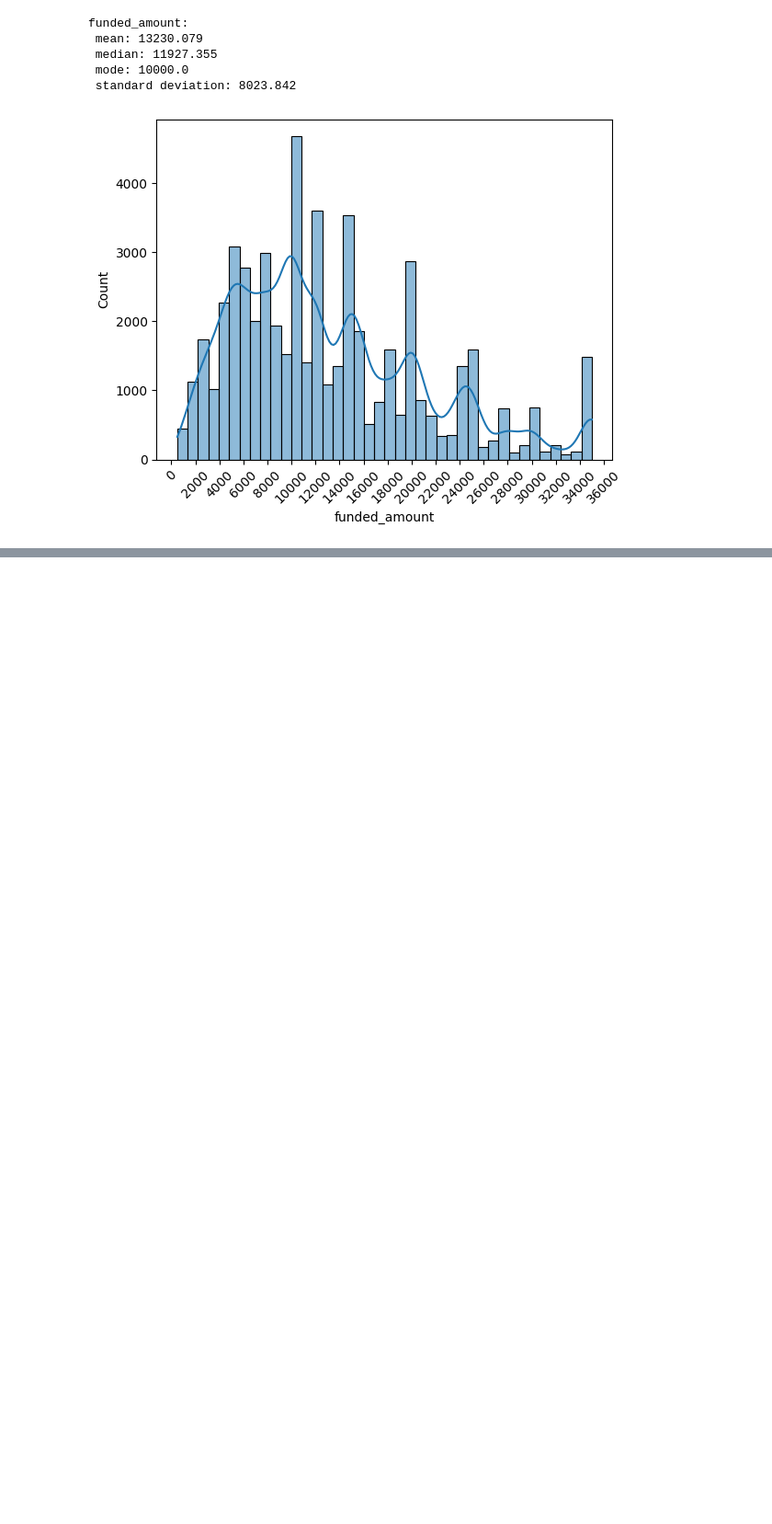
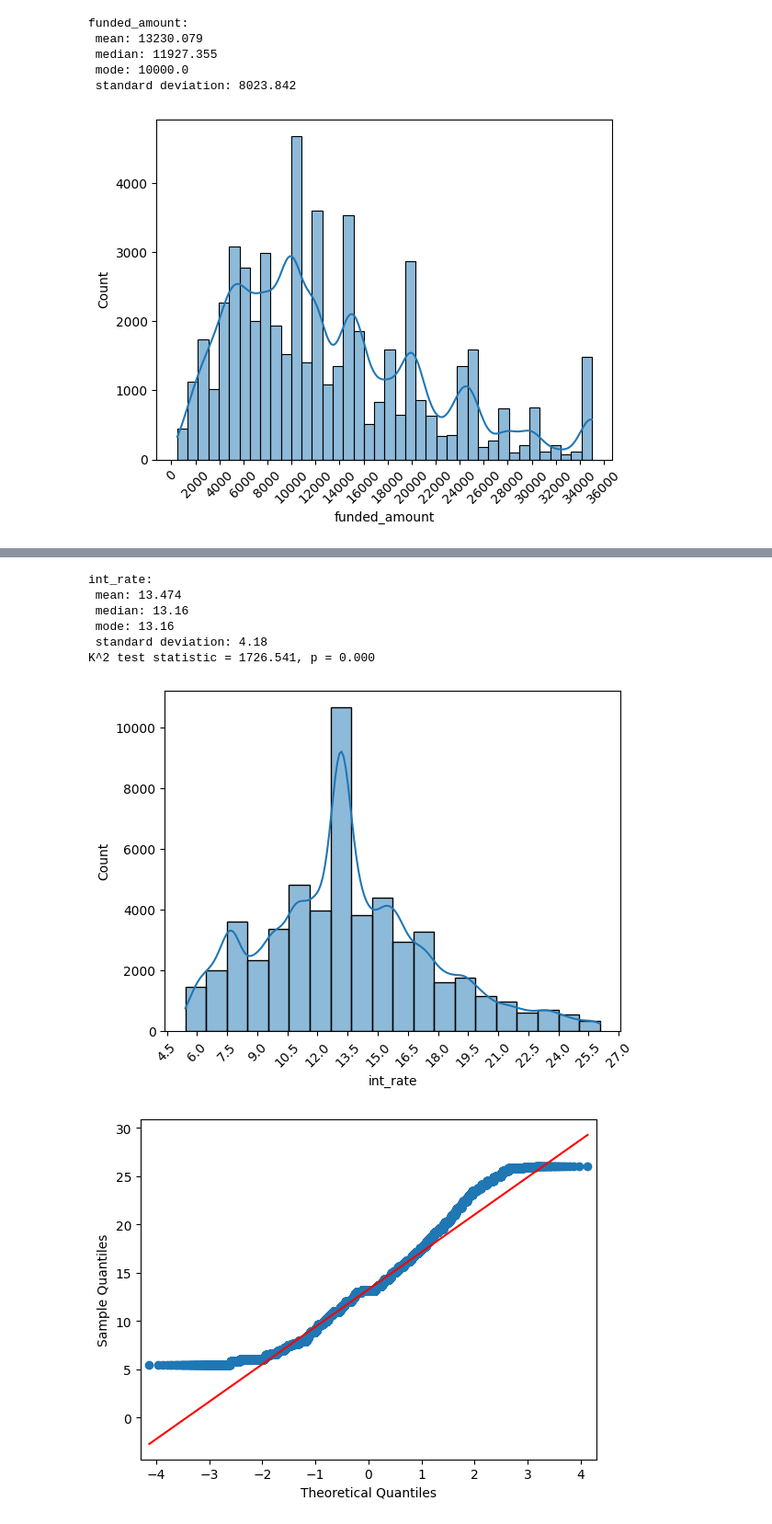
Before and after one commit to armazzer/customer_loans, a Jupyter notebook: missing_data_review.ipynb, the cells around one changed output, grey strips where cells are left out. Shown at 92% size. Saved outputs shown, nothing was run; the diff lists cells and outputs as text; code cells hidden in the pictures; blank space fills up the shorter version.

```diff
--- a/missing_data_review.ipynb
+++ b/missing_data_review.ipynb
@@ -346,0 +498,16 @@ funded_amount:
+# %%
+# Check int_rate data.
+loans_plots.histogram("int_rate", 20).format_hist(45, 20)
+loans_plots.qq_plot("int_rate")
+loans_info.column_stats("int_rate")
+loans_plots.k2_test("int_rate")
+# Result does not look great. Might be better to drop rows, or use better imputation method like KNN. However, will take too longto do that right now.
+# %% [output]
+int_rate:
+ mean: 13.474
+ median: 13.16
+ mode: 13.16
+ standard deviation: 4.18
+K^2 test statistic = 1726.541, p = 0.000
+[figure, added]
+[figure, added]
```
Also changed, not shown: parts of 23 cells of this notebook.
